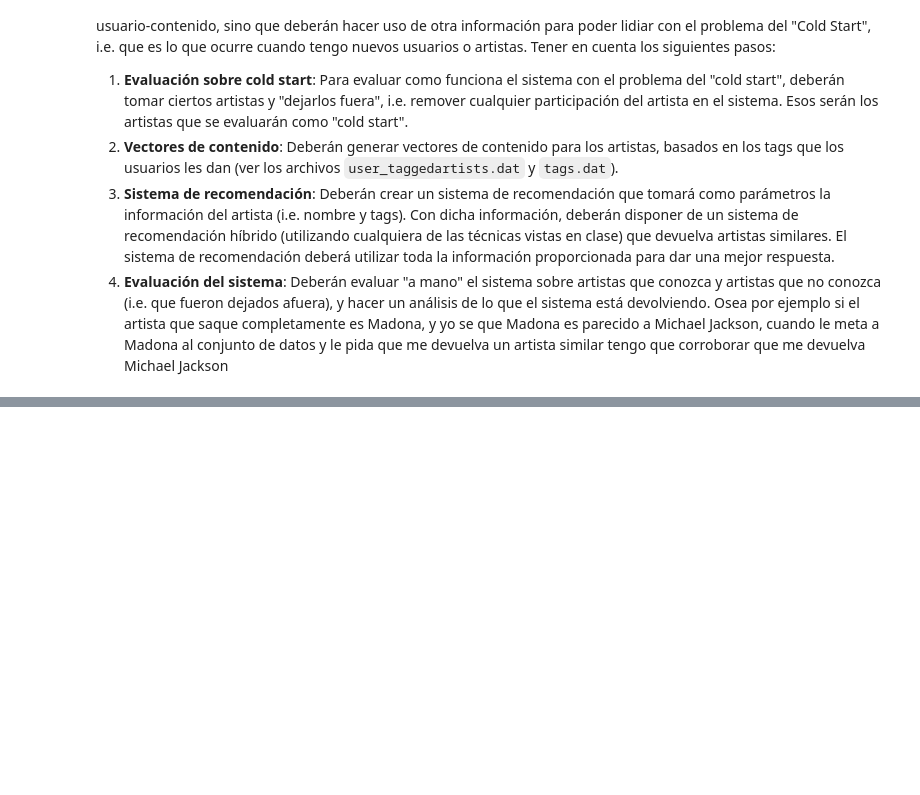
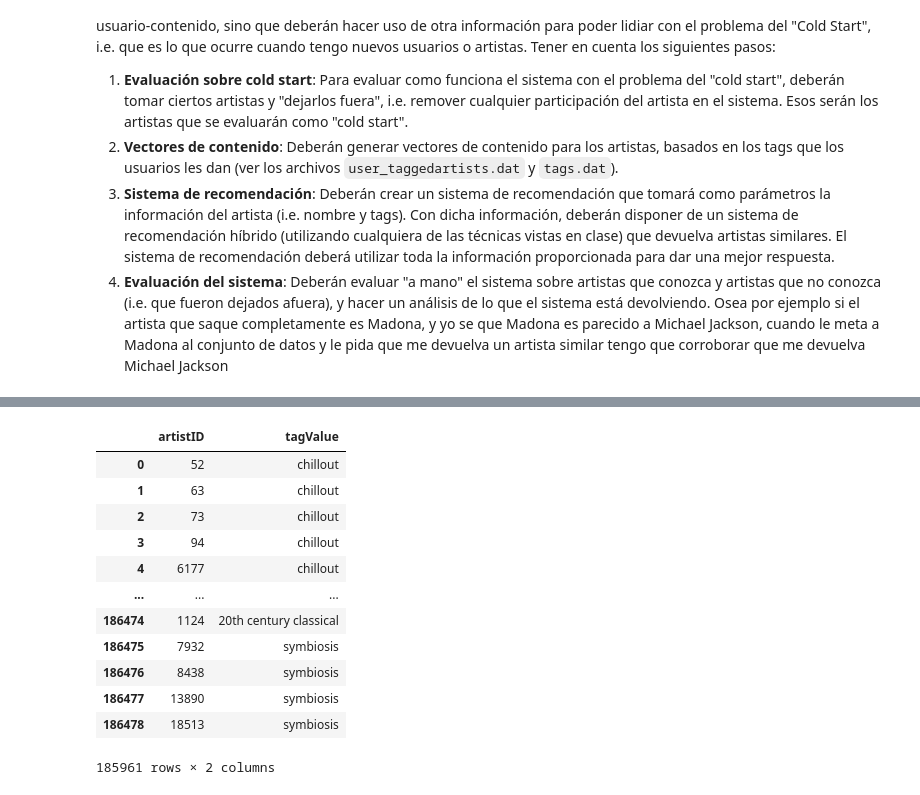
Before and after one commit to tomascolla95/Sistemas_de_recomendacion, a Jupyter notebook: practico.ipynb, the cells around one changed output, grey strips where cells are left out. Cells and saved outputs as stored; diff of their text form; code cells hidden in the pictures; blank space fills up the shorter version.

```diff
--- a/practico.ipynb
+++ b/practico.ipynb
@@ -380,0 +474,29 @@ Este ejercicio lo deberán completar quienes hayan realizado ambas partes de la
+# %%
+# Con los artistas que me quedaron en new_data voy a generar los vectores de contenidos, y con eso despues voy a generar
+# un sistema hibrido (no solo basado  filtros colaborativos sino tambien en filtrado por contenido)
+
+# La matriz de contenido está formada por los vectores de contenido. En mi caso, en la matriz de contenido cada fila es un
+# artista y cada columna es un tag (un género). Entonces cada artista tendrá un 1 en cada columna (género) a la que haya sido
+# asignado por algún usuario y 0 en caso contrario.
+artistas = user_artist_tags[['artistID','tagID']]
+artistas = artistas.merge(tags, on = 'tagID')
+artistas = artistas[['artistID','tagValue']]
+
+# de la matriz de contenidos tambien saco a los artistas que seleccione para el cold start:
+artistas = artistas.drop(artistas[artistas['artistID'].isin(cold_start_artistID)].index)
+
+artistas
+# %% [output]
+|  | artistID | tagValue |
+| 0 | 52 | chillout |
+| 1 | 63 | chillout |
+| 2 | 73 | chillout |
+| 3 | 94 | chillout |
+| 4 | 6177 | chillout |
+| ... | ... | ... |
+| 186474 | 1124 | 20th century classical |
+| 186475 | 7932 | symbiosis |
+| 186476 | 8438 | symbiosis |
+| 186477 | 13890 | symbiosis |
+| 186478 | 18513 | symbiosis |
+185961 rows × 2 columns
```
Also changed, not shown: parts of 16 cells of this notebook.
